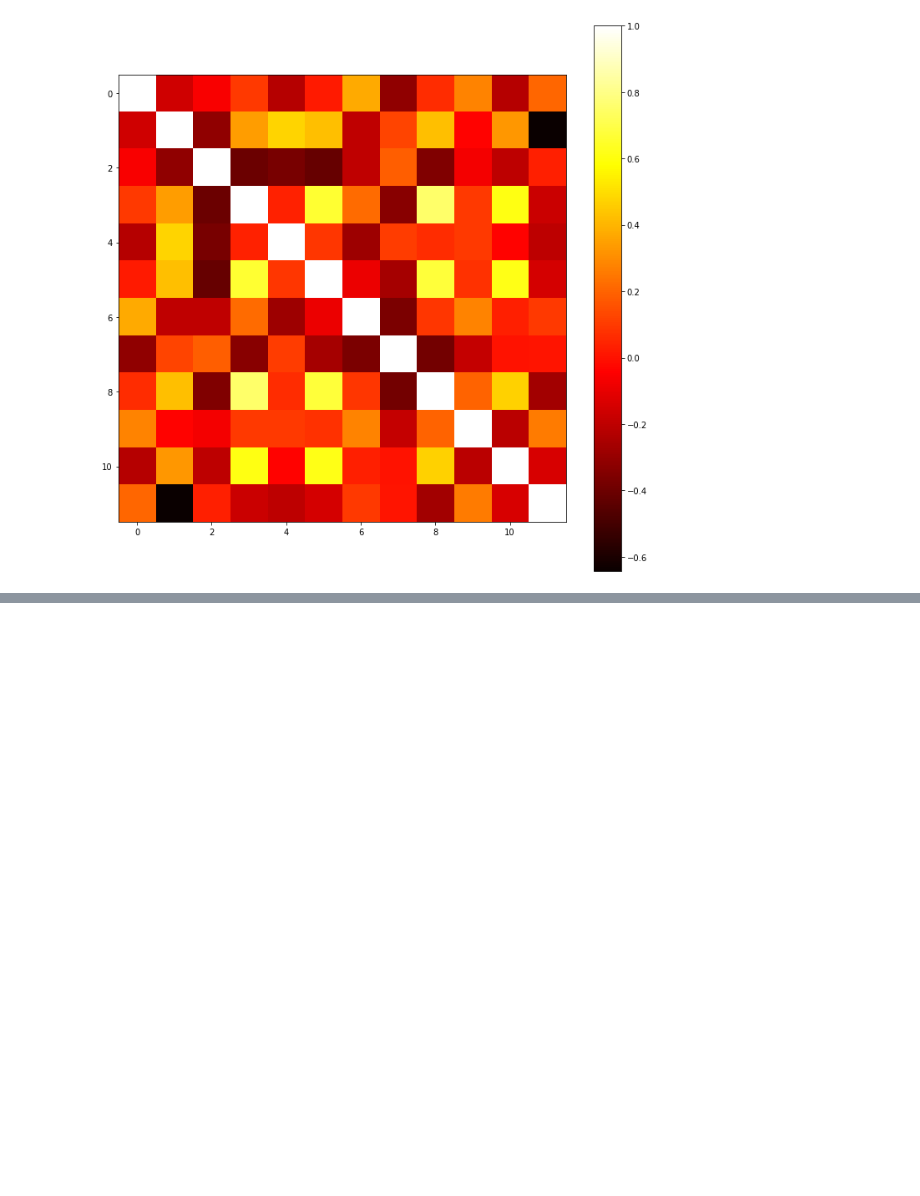
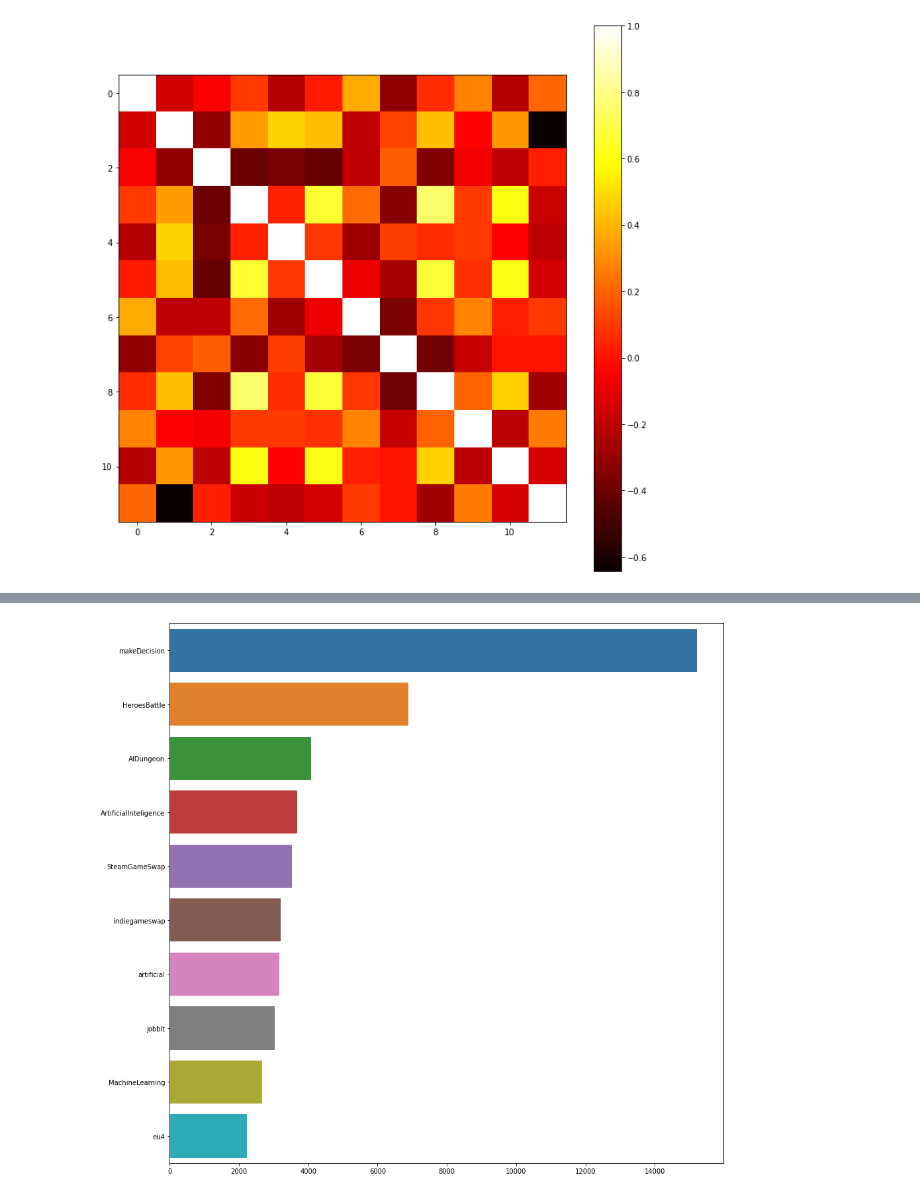
Before and after one commit to rmatschke/AI_public_discourse_on_reddit, a Jupyter notebook: PlottingResults.ipynb, the cells around one changed output, grey strips where cells are left out. Drawn from its saved outputs; the diff is of its cells as text; code cells hidden in the pictures; blank space fills up the shorter version.

```diff
--- a/PlottingResults.ipynb
+++ b/PlottingResults.ipynb
@@ -133,0 +143,9 @@ plt.colorbar()
+# %%
+subs = {}
+for month in data.keys():
+    for day in data[month]:
+        for sub in data[month][day]:
+            if sub not in subs:
+                subs[sub] = len(data[month][day][sub]['title'])
+            else:
+                subs[sub] += len(data[month][day][sub]['title'])
@@ -133,0 +157,15 @@ plt.colorbar()
+# %%
+sorted_dict = {key: value for key, value in sorted(subs.items(), key=lambda item: item[1])}
+# %%
+top_50 = []
+for key in list(sorted_dict.keys())[-10:]:
+    top_50.append([key, sorted_dict[key]])
+# %%
+x = np.asarray(top_50)[:,0]
+y = np.asarray(top_50)[:,1]
+# %%
+plt.figure(figsize=(15,15))
+sns.barplot(x=y[::-1].astype(np.int32),y=x[::-1])
+plt.savefig('top10.png')
+# %% [output]
+[figure, added]
```
Also changed, not shown: parts of 5 cells of this notebook, 4 other files.
